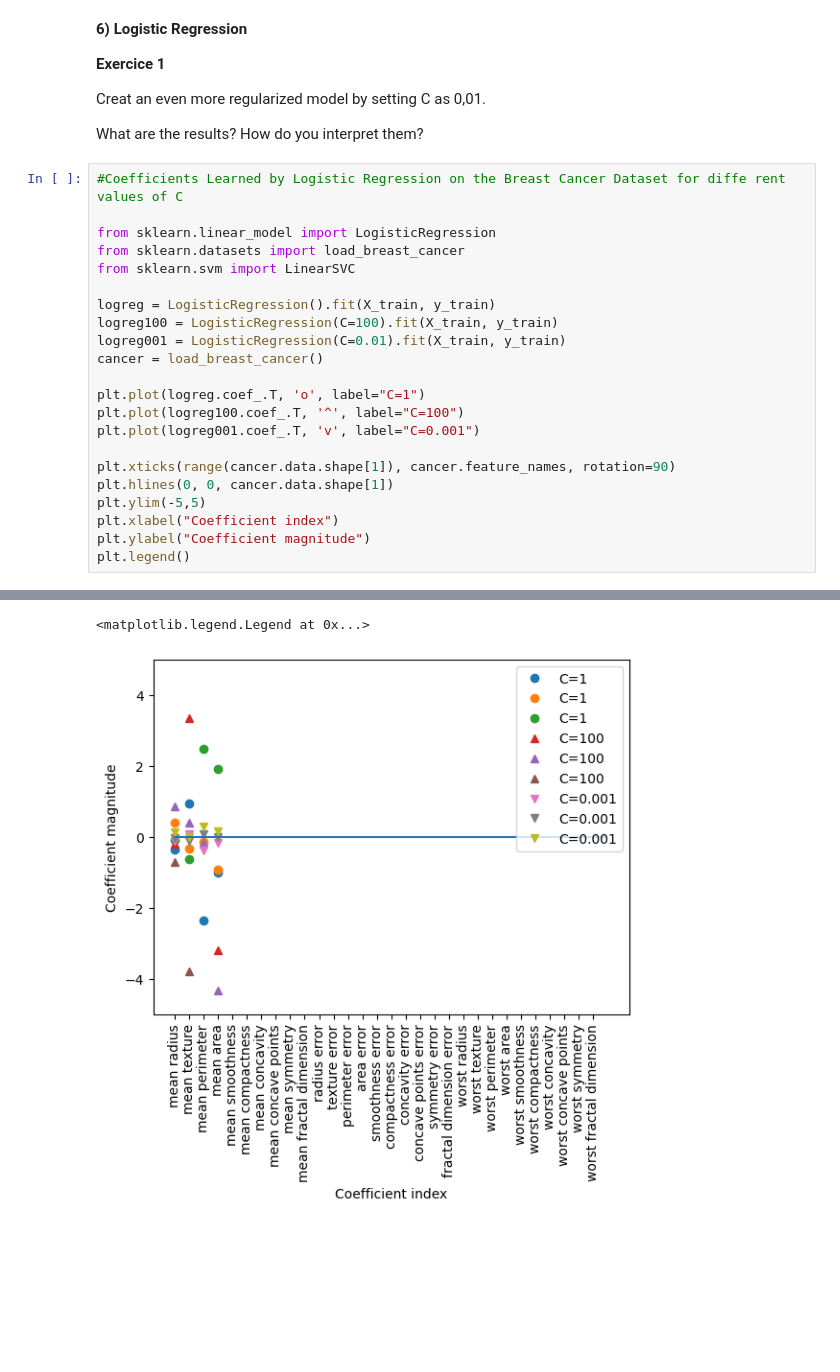
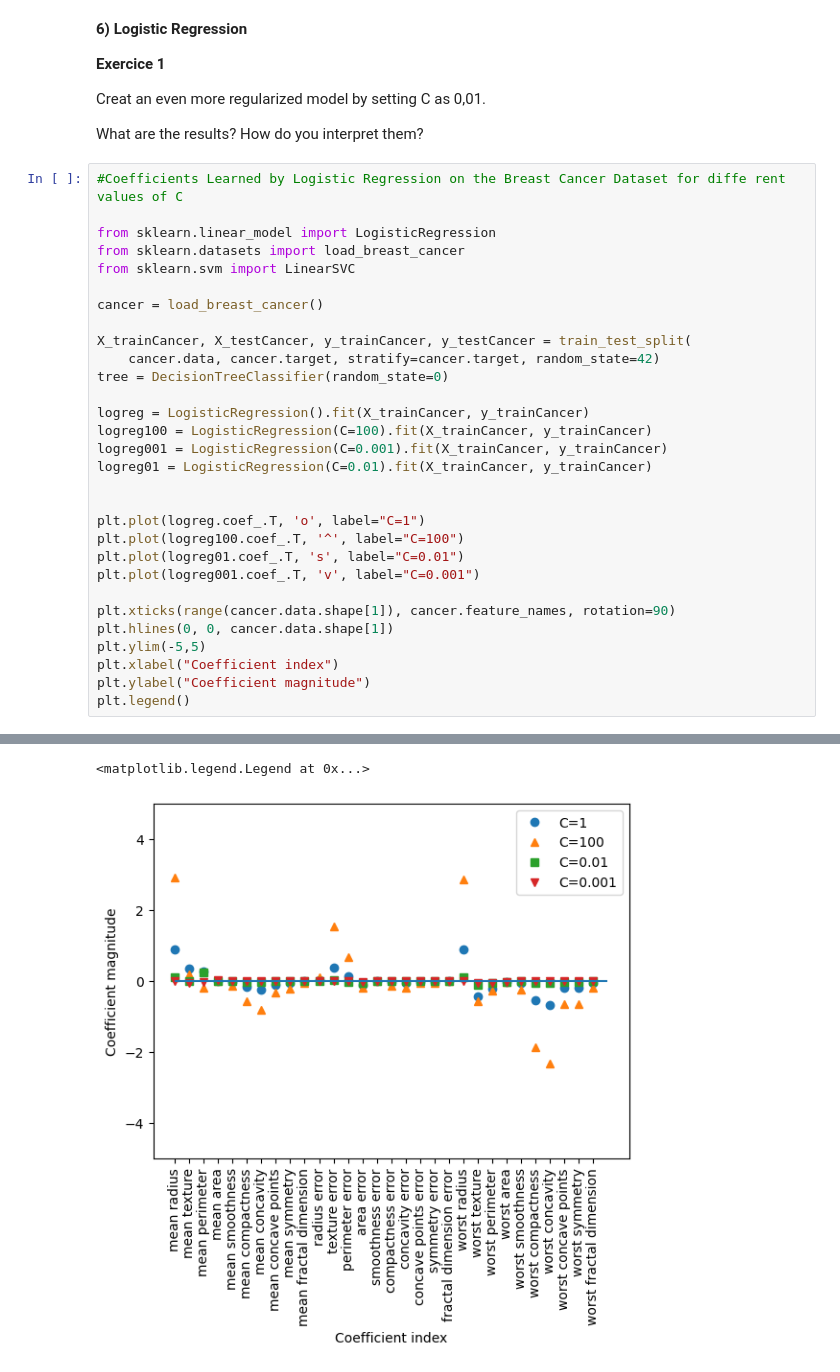
Before and after one commit to thibault-chausson/DS54_TP_data_science, a Jupyter notebook: TP2.ipynb, the cells around one changed output, grey strips where cells are left out. Cells and saved outputs as stored; diff of their text form; blank space fills up the shorter version.

```diff
--- a/TP2.ipynb
+++ b/TP2.ipynb
@@ -218,13 +218,21 @@ from sklearn.linear_model import LogisticRegression
 from sklearn.datasets import load_breast_cancer
 from sklearn.svm import LinearSVC
 
-logreg = LogisticRegression().fit(X_train, y_train)
-logreg100 = LogisticRegression(C=100).fit(X_train, y_train)
-logreg001 = LogisticRegression(C=0.01).fit(X_train, y_train)
 cancer = load_breast_cancer()
+
+X_trainCancer, X_testCancer, y_trainCancer, y_testCancer = train_test_split(
+    cancer.data, cancer.target, stratify=cancer.target, random_state=42)
+tree = DecisionTreeClassifier(random_state=0)
+
+logreg = LogisticRegression().fit(X_trainCancer, y_trainCancer)
+logreg100 = LogisticRegression(C=100).fit(X_trainCancer, y_trainCancer)
+logreg001 = LogisticRegression(C=0.001).fit(X_trainCancer, y_trainCancer)
+logreg01 = LogisticRegression(C=0.01).fit(X_trainCancer, y_trainCancer)
+
 
 plt.plot(logreg.coef_.T, 'o', label="C=1")
 plt.plot(logreg100.coef_.T, '^', label="C=100")
+plt.plot(logreg01.coef_.T, 's', label="C=0.01")
 plt.plot(logreg001.coef_.T, 'v', label="C=0.001")
 
 plt.xticks(range(cancer.data.shape[1]), cancer.feature_names, rotation=90)
@@ -244,2 +262,2 @@ Please also refer to the documentation for alternative solver options:
 <matplotlib.legend.Legend at 0x...>
-[figure, old version]
+[figure, new version]
```
Also changed, not shown: parts of 2 cells of this notebook.
